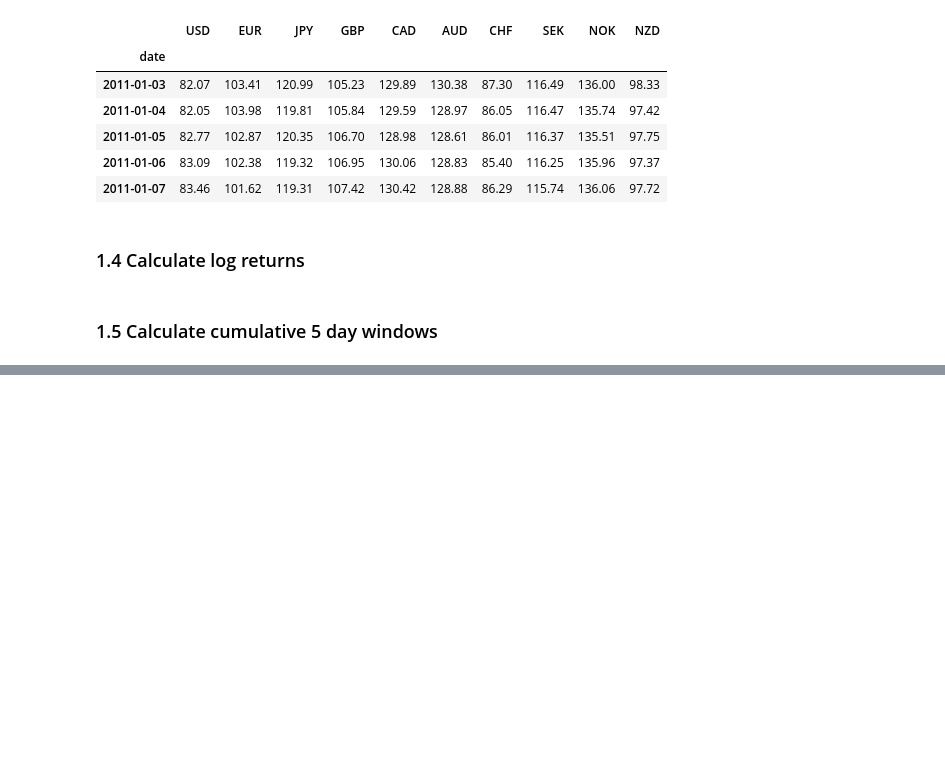
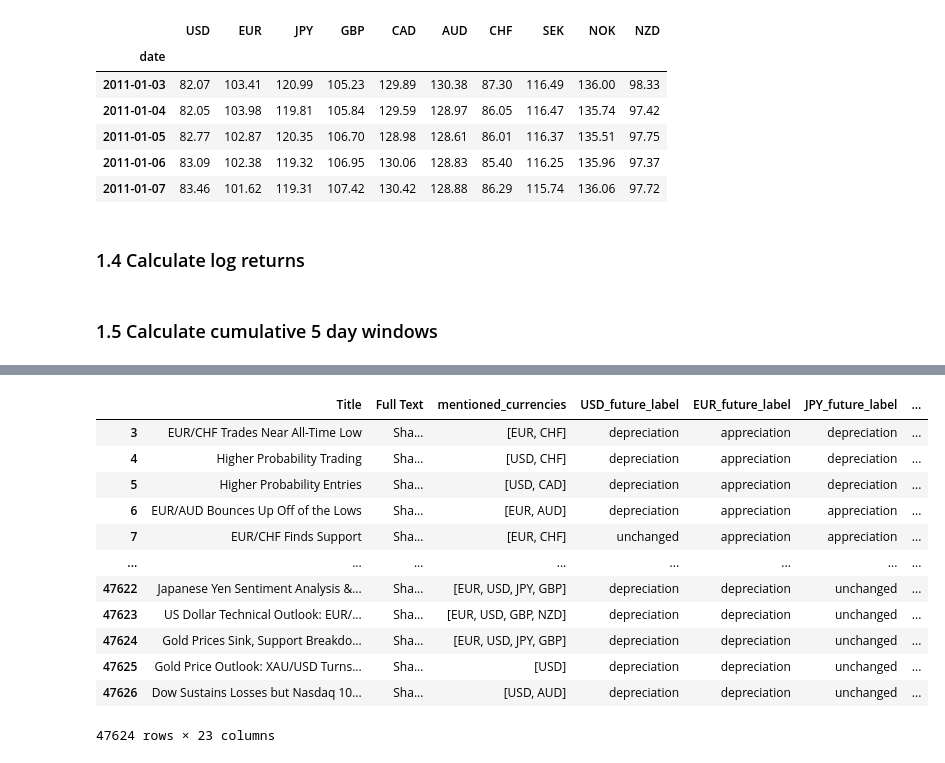
Before and after one commit to amoghvk21/Part-II-Project, a Jupyter notebook: 3_news_articles_llama_paper.ipynb, the cells around one changed output, grey strips where cells are left out. Saved outputs shown, nothing was run; the diff lists cells and outputs as text; code cells hidden in the pictures; blank space fills up the shorter version.

```diff
--- a/3_news_articles_llama_paper.ipynb
+++ b/3_news_articles_llama_paper.ipynb
@@ -76,6 +108,9 @@ df_news['mentioned_currencies'] = df_news['Full Text'].apply(get_mentioned_curre
 
 # Filter articles to keep only those where 'mentioned_currencies' is non empty
 df_news = df_news[df_news['mentioned_currencies'].apply(lambda x: len(x) > 0)]
+
+# So that it is incrimenting by 1 properly due to dropped values from before
+df_news = df_news.reset_index(drop=True)
 # %% [markdown]
 ### 1.3. Getting historical prices
 Using nominal narrow effective exchange rate (daily) for each country.
@@ -209,30 +238,39 @@ for date in df_log_returns.index:
     sorted_currencies_past = sorted(past_returns.items(), key=lambda x: x[1], reverse=True)
 
     # Assign labels based on ranking
-    # Top 3 (30%) -> "Appreciation"
-    # Middle 4 (40%) -> "Unchanged"
-    # Bottom 3 (30%) -> "Depreciation"
+    # Top 3 (30%) -> "appreciation"
+    # Middle 4 (40%) -> "unchanged"
+    # Bottom 3 (30%) -> "depreciation"
     for i, (currency, _) in enumerate(sorted_currencies_future):
         if i < 3:  # Top 3 (0, 1, 2)
-            df_log_returns.loc[date, f'{currency}_forward_label'] = 'Appreciation'
+            df_log_returns.loc[date, f'{currency}_future_label'] = 'appreciation'
         elif i >= 7:  # Bottom 3 (7, 8, 9)
-            df_log_returns.loc[date, f'{currency}_forward_label'] = 'Depreciation'
+            df_log_returns.loc[date, f'{currency}_future_label'] = 'depreciation'
         else:  # Middle 4 (3, 4, 5, 6)
-            df_log_returns.loc[date, f'{currency}_forward_label'] = 'Unchanged'
+            df_log_returns.loc[date, f'{currency}_future_label'] = 'unchanged'
 
     for i, (currency, _) in enumerate(sorted_currencies_past):
         if i < 3:  # Top 3 (0, 1, 2)
-            df_log_returns.loc[date, f'{currency}_backward_label'] = 'Depreciation'
+            df_log_returns.loc[date, f'{currency}_past_label'] = 'depreciation'
         elif i >= 7:  # Bottom 3 (7, 8, 9)
-            df_log_returns.loc[date, f'{currency}_backward_label'] = 'Appreciation'
+            df_log_returns.loc[date, f'{currency}_past_label'] = 'appreciation'
         else:  # Middle 4 (3, 4, 5, 6)
-            df_log_returns.loc[date, f'{currency}_backward_label'] = 'Unchanged'
+            df_log_returns.loc[date, f'{currency}_past_label'] = 'unchanged'
 
 # Only keep labels
 df_labels = df_log_returns[
-    [f'{currency}_forward_label' for currency in currency_codes] +
-    [f'{currency}_backward_label' for currency in currency_codes]
+    [f'{currency}_future_label' for currency in currency_codes] +
+    [f'{currency}_past_label' for currency in currency_codes]
 ]
 
+# Convert to New York timezone
+df_labels.index = df_labels.index.tz_localize('UTC').tz_convert('America/New_York')
+
+# Get rid of time info
+df_labels.index = df_labels.index.normalize()
+
+# Have date as a column
+df_labels = df_labels.reset_index()
+
 df_labels.columns
 # %% [output]
@@ -344,0 +335,23 @@ MergeError: Incompatible merge dtype, dtype('<M8[ns]') and dtype('O'), both side
+# %%
+# Only keep title, full text and all labels
+df_news = df_news[['Title', 'Full Text', 'mentioned_currencies', *future_cols[1:], *past_cols[1:]]]
+
+df_news = df_news.dropna()
+
+df_news.to_pickle("df_news.pkl")
+
+df_news
+# %% [output]
+|  | Title | Full Text | mentioned_currencies | USD_future_label | EUR_future_label | JPY_future_label | ... |
+| 3 | EUR/CHF Trades Near All-Time Low | Sha... | [EUR, CHF] | depreciation | appreciation | depreciation | ... |
+| 4 | Higher Probability Trading | Sha... | [USD, CHF] | depreciation | appreciation | depreciation | ... |
+| 5 | Higher Probability Entries | Sha... | [USD, CAD] | depreciation | appreciation | depreciation | ... |
+| 6 | EUR/AUD Bounces Up Off of the Lows | Sha... | [EUR, AUD] | depreciation | appreciation | appreciation | ... |
+| 7 | EUR/CHF Finds Support | Sha... | [EUR, CHF] | unchanged | appreciation | appreciation | ... |
+| ... | ... | ... | ... | ... | ... | ... | ... |
+| 47622 | Japanese Yen Sentiment Analysis &... | Sha... | [EUR, USD, JPY, GBP] | depreciation | depreciation | unchanged | ... |
+| 47623 | US Dollar Technical Outlook: EUR/... | Sha... | [EUR, USD, GBP, NZD] | depreciation | depreciation | unchanged | ... |
+| 47624 | Gold Prices Sink, Support Breakdo... | Sha... | [EUR, USD, JPY, GBP] | depreciation | depreciation | unchanged | ... |
+| 47625 | Gold Price Outlook: XAU/USD Turns... | Sha... | [USD] | depreciation | depreciation | unchanged | ... |
+| 47626 | Dow Sustains Losses but Nasdaq 10... | Sha... | [USD, AUD] | depreciation | depreciation | unchanged | ... |
+47624 rows × 23 columns
```
Also changed, not shown: parts of 23 cells of this notebook, 3 other files.
